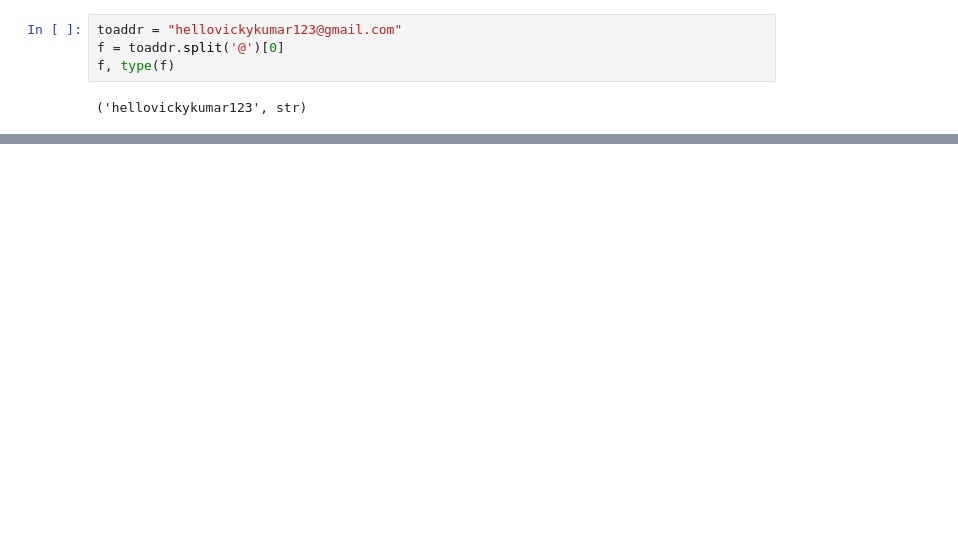
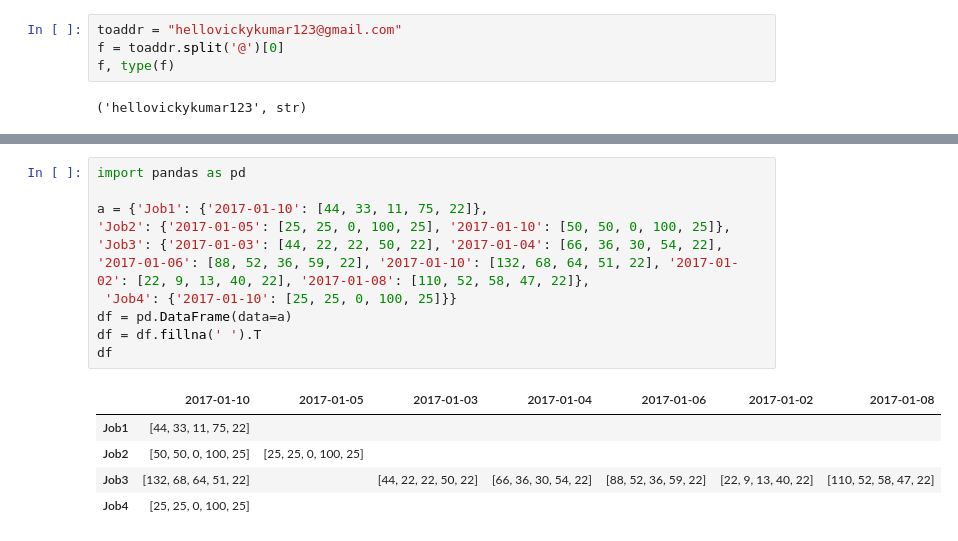
Before and after one commit to imvickykumar999/imvickykumar999, a Jupyter notebook: pre tests/cowin/tests.ipynb, the cells around one changed output, grey strips where cells are left out. Cells and saved outputs as stored; diff of their text form; blank space fills up the shorter version.

```diff
--- a/pre tests/cowin/tests.ipynb
+++ b/pre tests/cowin/tests.ipynb
@@ -380,0 +379,16 @@ data
+# %%
+import pandas as pd
+
+a = {'Job1': {'2017-01-10': [44, 33, 11, 75, 22]},
+'Job2': {'2017-01-05': [25, 25, 0, 100, 25], '2017-01-10': [50, 50, 0, 100, 25]},
+'Job3': {'2017-01-03': [44, 22, 22, 50, 22], '2017-01-04': [66, 36, 30, 54, 22], '2017-01-06': [88, 52, 36, 59, 22], '2017-01-10': [132, 68, 64, 51, 22], '2017-01-02': [22, 9, 13, 40, 22], '2017-01-08': [110, 52, 58, 47, 22]},
+ 'Job4': {'2017-01-10': [25, 25, 0, 100, 25]}}
+df = pd.DataFrame(data=a)
+df = df.fillna(' ').T
+df
+# %% [output]
+|  | 2017-01-10 | 2017-01-05 | 2017-01-03 | 2017-01-04 | 2017-01-06 | 2017-01-02 | 2017-01-08 |
+| Job1 | [44, 33, 11, 75, 22] |  |  |  |  |  |  |
+| Job2 | [50, 50, 0, 100, 25] | [25, 25, 0, 100, 25] |  |  |  |  |  |
+| Job3 | [132, 68, 64, 51, 22] |  | [44, 22, 22, 50, 22] | [66, 36, 30, 54, 22] | [88, 52, 36, 59, 22] | [22, 9, 13, 40, 22] | [110, 52, 58, 47, 22] |
+| Job4 | [25, 25, 0, 100, 25] |  |  |  |  |  |  |
```
Also changed, not shown: parts of 7 cells of this notebook, 3 other files.
